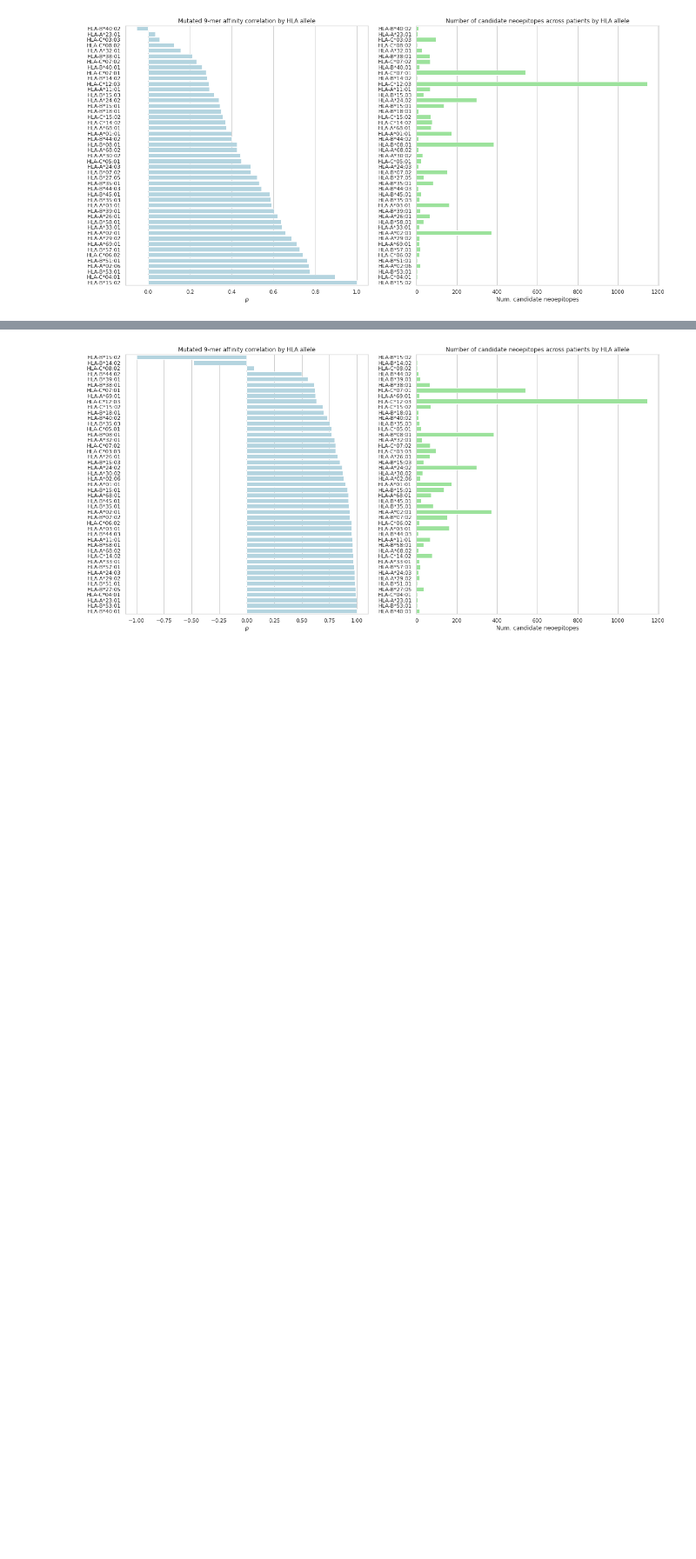
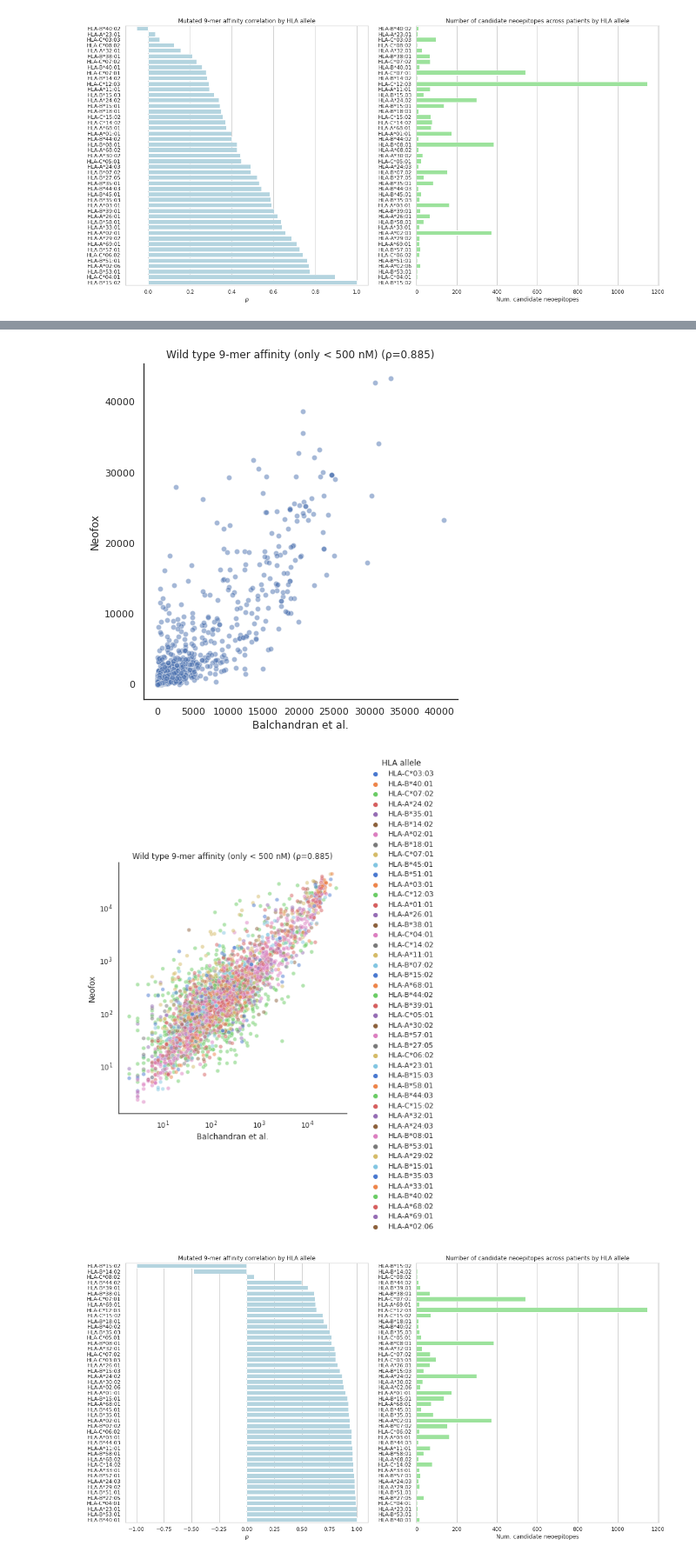
Before and after one commit to TRON-Bioinformatics/neofox, a Jupyter notebook: docs/source/notebooks/reproducibility_balachandran.ipynb, the cells around one changed output, grey strips where cells are left out. Shown at 87% size. Saved outputs shown, nothing was run; the diff lists cells and outputs as text; code cells hidden in the pictures; blank space fills up the shorter version.

```diff
--- a/docs/source/notebooks/reproducibility_balachandran.ipynb
+++ b/docs/source/notebooks/reproducibility_balachandran.ipynb
@@ -447,3 +468,13 @@ plot_correlations(left_column="WT Binding Score", right_column="Best_affinity_MH
+# %%
+plot_correlations(
+    data=concordant_allele[(concordant_allele.Best_affinity_MHCI_9mer_score < 500) &
+                           (concordant_allele["MT Binding Score"] < 500)], #&
+                           #(concordant_allele.Best_affinity_MHCI_9mer_score_WT < 500) &
+                           #(concordant_allele["WT Binding Score"] < 500)],
+    left_column="WT Binding Score", right_column="Best_affinity_MHCI_9mer_score_WT", title="Wild type 9-mer affinity (only < 500 nM)")
+# %% [output]
+[figure, added]
+[figure, added]
 # %%
 plot_correlation_coefficient_by_allele(left_column="WT Binding Score", right_column="Best_affinity_MHCI_9mer_score_WT", title="Mutated 9-mer affinity")
 # %% [output]
```
Also changed, not shown: parts of 9 cells of this notebook.
